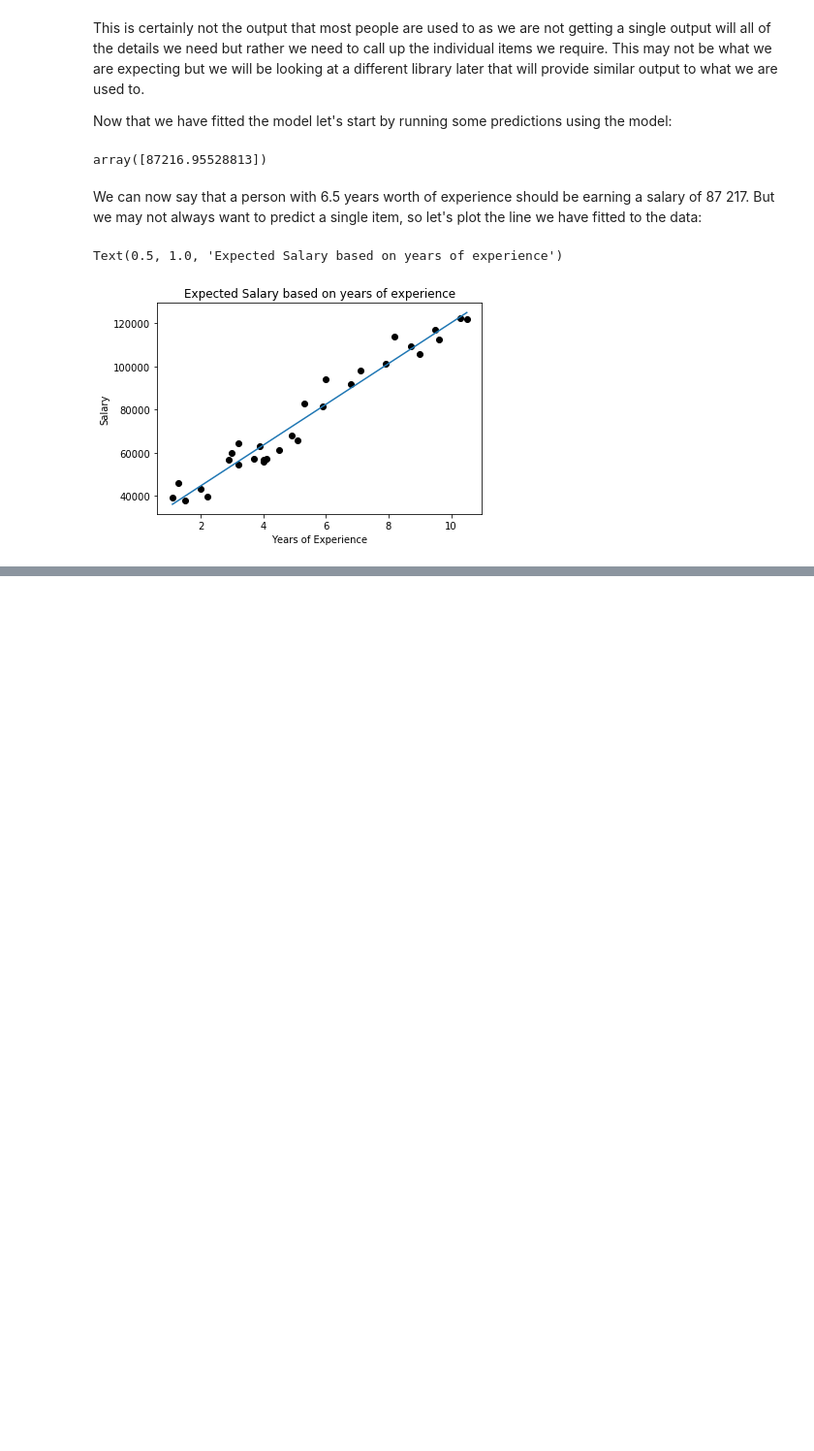
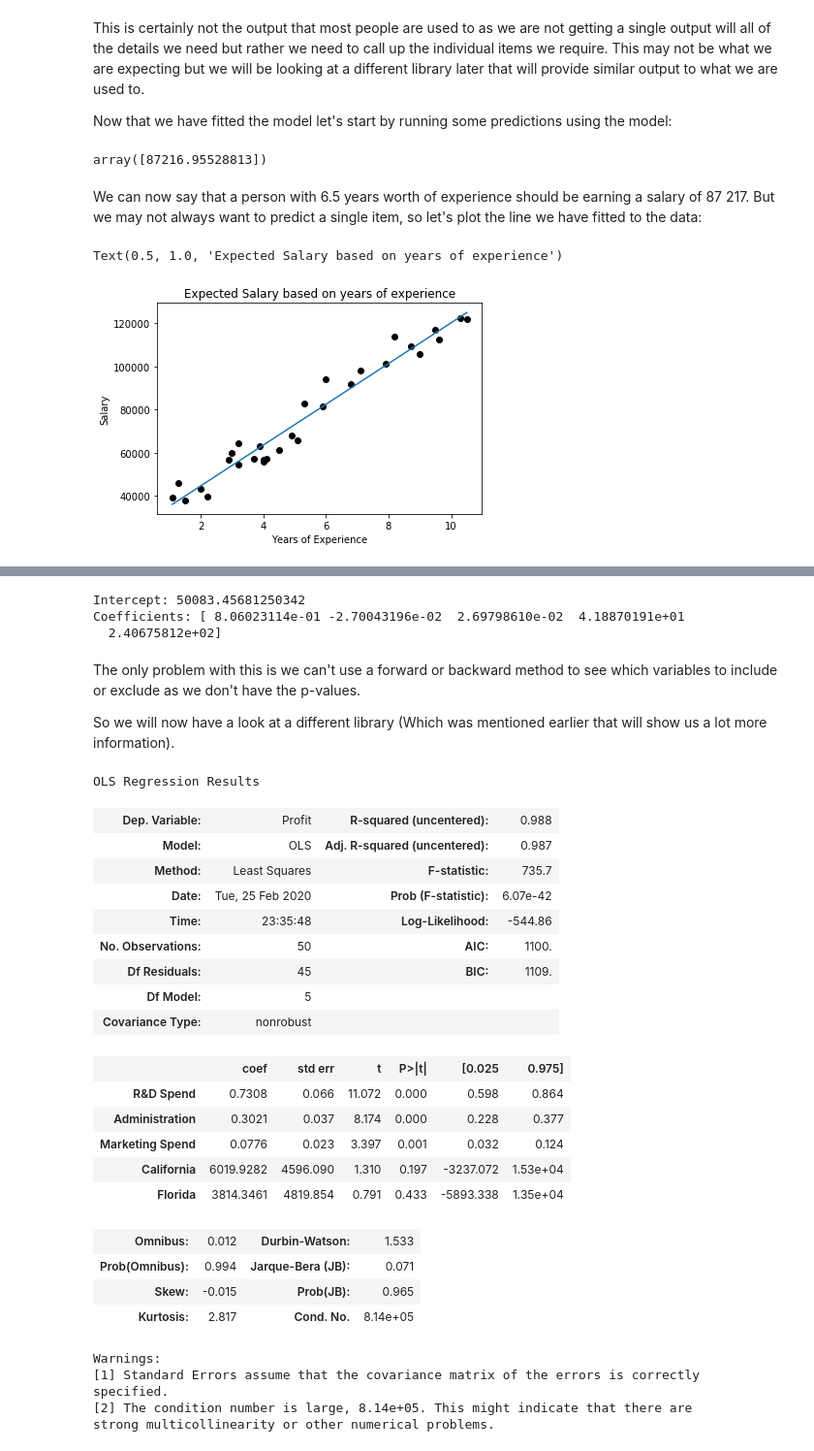
Before and after one commit to Poissonza/Python-Tutorial-Notes, a Jupyter notebook: 2 SKLearn Machine Learning.ipynb, the cells around one changed output, grey strips where cells are left out. Shown at 97% size. Saved outputs shown, nothing was run; the diff lists cells and outputs as text; code cells hidden in the pictures; blank space fills up the shorter version.

```diff
--- a/2 SKLearn Machine Learning.ipynb
+++ b/2 SKLearn Machine Learning.ipynb
@@ -99,0 +135,44 @@ This method is very similar to the simple Linear Regression where we are fitting
+# %%
+slregressor.fit(x,y)
+
+print('Intercept: ' +str(slregressor.intercept_))
+print('Coefficients: '+str(slregressor.coef_))
+# %% [output]
+Intercept: 50083.45681250342
+Coefficients: [ 8.06023114e-01 -2.70043196e-02  2.69798610e-02  4.18870191e+01
+  2.40675812e+02]
+# %% [markdown]
+The only problem with this is we can't use a forward or backward method to see which variables to include or exclude as we don't have the p-values.
+
+So we will now have a look at a different library (Which was mentioned earlier that will show us a lot more information).
+# %%
+import statsmodels.api as sm
+
+reg2 = sm.OLS(endog=y,exog=x)
+
+reg2.fit().summary()
+# %% [output]
+OLS Regression Results
+| Dep. Variable: | Profit | R-squared (uncentered): | 0.988 |
+| Model: | OLS | Adj. R-squared (uncentered): | 0.987 |
+| Method: | Least Squares | F-statistic: | 735.7 |
+| Date: | Tue, 25 Feb 2020 | Prob (F-statistic): | 6.07e-42 |
+| Time: | 23:35:48 | Log-Likelihood: | -544.86 |
+| No. Observations: | 50 | AIC: | 1100. |
+| Df Residuals: | 45 | BIC: | 1109. |
+| Df Model: | 5 |  |  |
+| Covariance Type: | nonrobust |  |  |
+|  | coef | std err | t | P>|t| | [0.025 | 0.975] |
+| R&D Spend | 0.7308 | 0.066 | 11.072 | 0.000 | 0.598 | 0.864 |
+| Administration | 0.3021 | 0.037 | 8.174 | 0.000 | 0.228 | 0.377 |
+| Marketing Spend | 0.0776 | 0.023 | 3.397 | 0.001 | 0.032 | 0.124 |
+| California | 6019.9282 | 4596.090 | 1.310 | 0.197 | -3237.072 | 1.53e+04 |
+| Florida | 3814.3461 | 4819.854 | 0.791 | 0.433 | -5893.338 | 1.35e+04 |
+| Omnibus: | 0.012 | Durbin-Watson: | 1.533 |
+| Prob(Omnibus): | 0.994 | Jarque-Bera (JB): | 0.071 |
+| Skew: | -0.015 | Prob(JB): | 0.965 |
+| Kurtosis: | 2.817 | Cond. No. | 8.14e+05 |
+Warnings:
+[1] Standard Errors assume that the covariance matrix of the errors is correctly specified.
+[2] The condition number is large, 8.14e+05. This might indicate that there are
+strong multicollinearity or other numerical problems.
```
Also changed, not shown: parts of 4 cells of this notebook, 1 other file.
